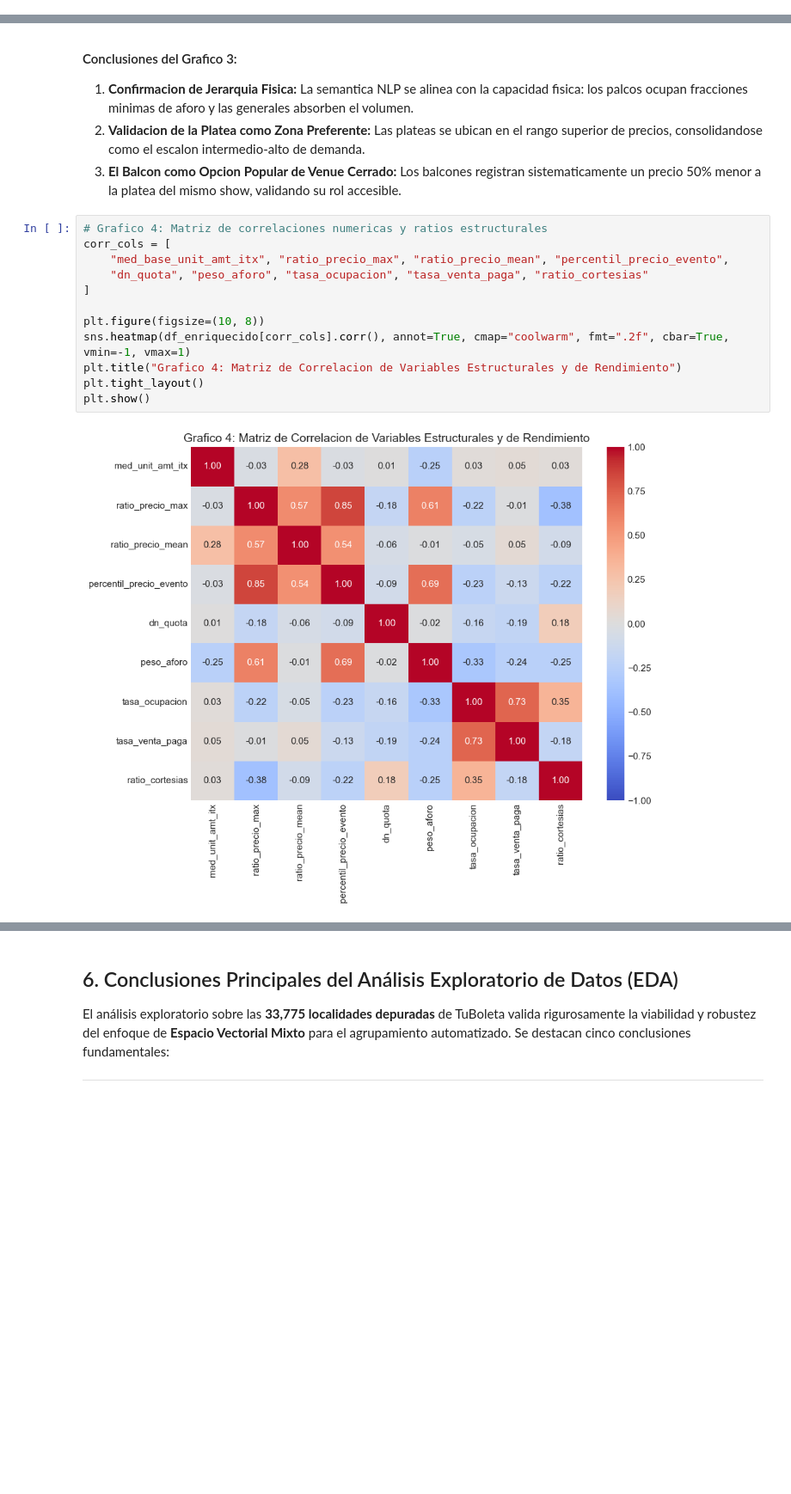
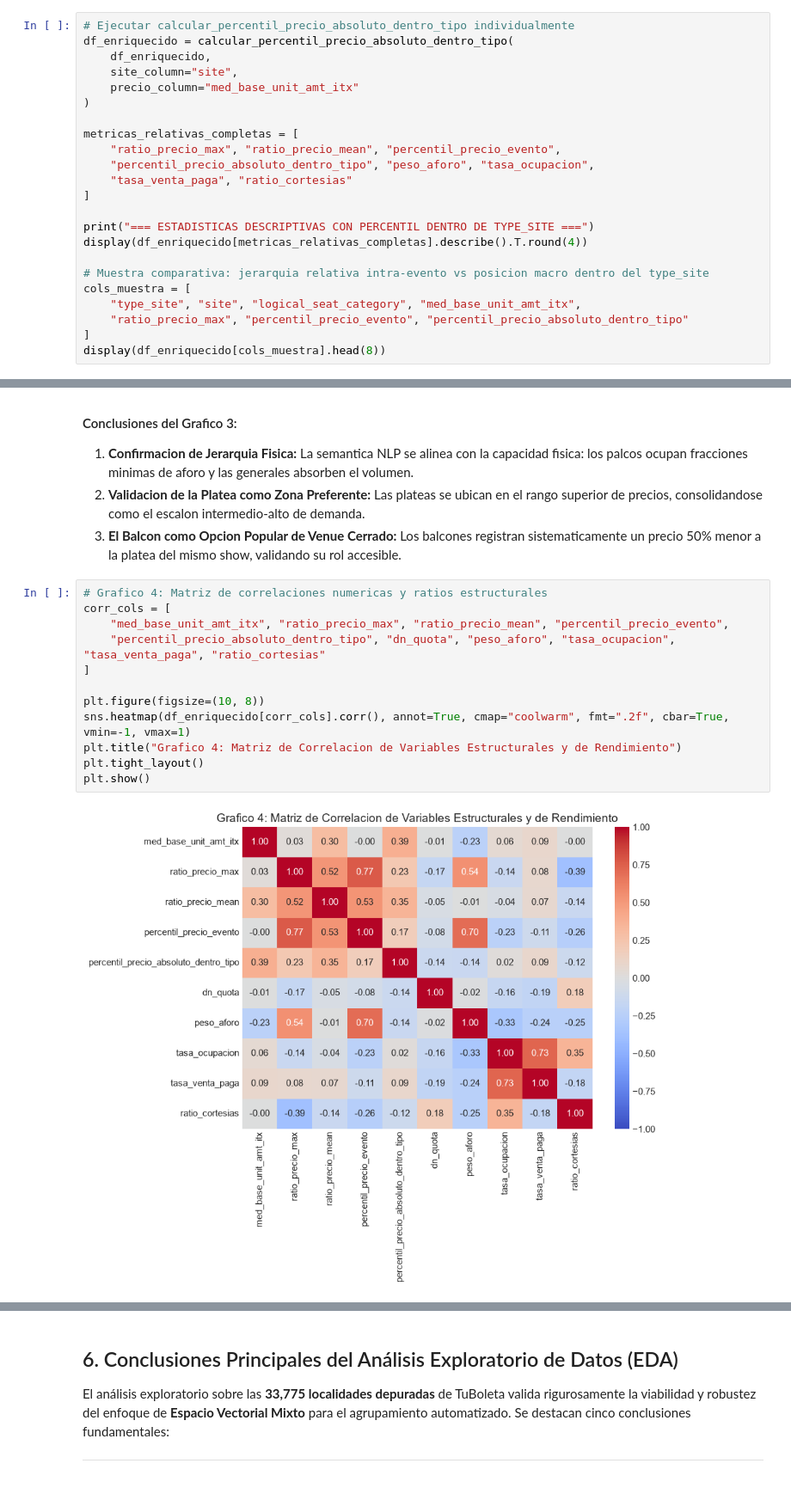
Before and after one commit to valentinatuboleta/clusterizacion-localidades, a Jupyter notebook: notebooks/01_eda_clusterizacion.ipynb, the cells around one changed output, grey strips where cells are left out. Shown at 86% size. Drawn from its saved outputs; the diff is of its cells as text; blank space fills up the shorter version.

```diff
--- a/notebooks/01_eda_clusterizacion.ipynb
+++ b/notebooks/01_eda_clusterizacion.ipynb
@@ -459,0 +494,23 @@ display(df_enriquecido[["product", "logical_seat_category", "texto_limpio", "med
+# %%
+# Ejecutar calcular_percentil_precio_absoluto_dentro_tipo individualmente
+df_enriquecido = calcular_percentil_precio_absoluto_dentro_tipo(
+    df_enriquecido,
+    site_column="site",
+    precio_column="med_base_unit_amt_itx"
+)
+
+metricas_relativas_completas = [
+    "ratio_precio_max", "ratio_precio_mean", "percentil_precio_evento",
+    "percentil_precio_absoluto_dentro_tipo", "peso_aforo", "tasa_ocupacion",
+    "tasa_venta_paga", "ratio_cortesias"
+]
+
+print("=== ESTADISTICAS DESCRIPTIVAS CON PERCENTIL DENTRO DE TYPE_SITE ===")
+display(df_enriquecido[metricas_relativas_completas].describe().T.round(4))
+
+# Muestra comparativa: jerarquia relativa intra-evento vs posicion macro dentro del type_site
+cols_muestra = [
+    "type_site", "site", "logical_seat_category", "med_base_unit_amt_itx",
+    "ratio_precio_max", "percentil_precio_evento", "percentil_precio_absoluto_dentro_tipo"
+]
+display(df_enriquecido[cols_muestra].head(8))
@@ -986,17 +1100,17 @@ PALCO y VIP registran las medianas de `peso_aforo` mas reducidas del catalogo (4
 # %%
 # Grafico 4: Matriz de correlaciones numericas y ratios estructurales
 corr_cols = [
     "med_base_unit_amt_itx", "ratio_precio_max", "ratio_precio_mean", "percentil_precio_evento",
-    "dn_quota", "peso_aforo", "tasa_ocupacion", "tasa_venta_paga", "ratio_cortesias"
+    "percentil_precio_absoluto_dentro_tipo", "dn_quota", "peso_aforo", "tasa_ocupacion", "tasa_venta_paga", "ratio_cortesias"
 ]
 
 plt.figure(figsize=(10, 8))
 sns.heatmap(df_enriquecido[corr_cols].corr(), annot=True, cmap="coolwarm", fmt=".2f", cbar=True, vmin=-1, vmax=1)
 plt.title("Grafico 4: Matriz de Correlacion de Variables Estructurales y de Rendimiento")
 plt.tight_layout()
 plt.show()
 # %% [output]
-[figure, old version]
+[figure, new version]
 # %% [markdown]
 ### Análisis Detallado del Gráfico 4: Matriz de Correlaciones
 
```
Also changed, not shown: parts of 18 cells of this notebook, 1 other file.
